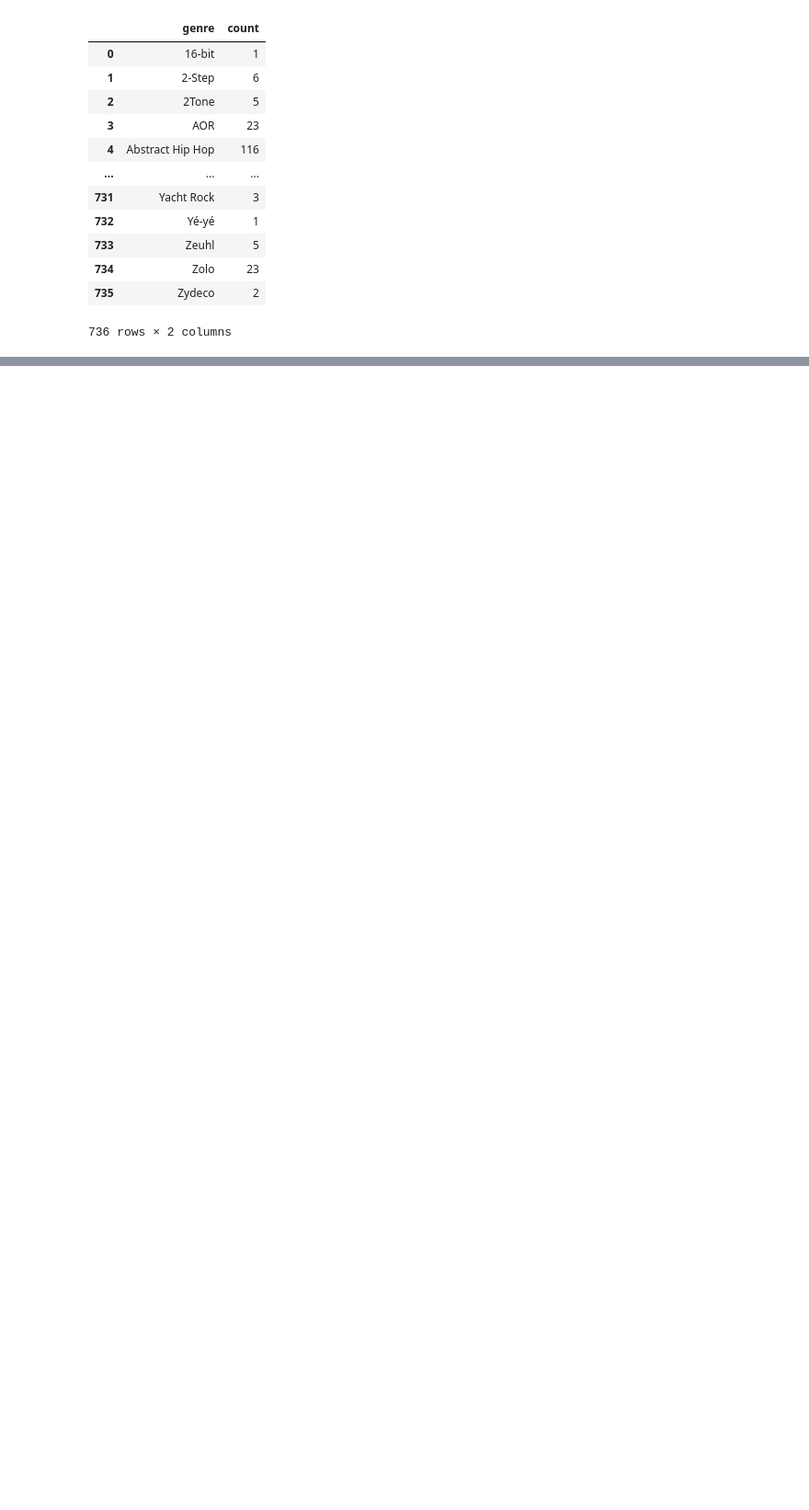
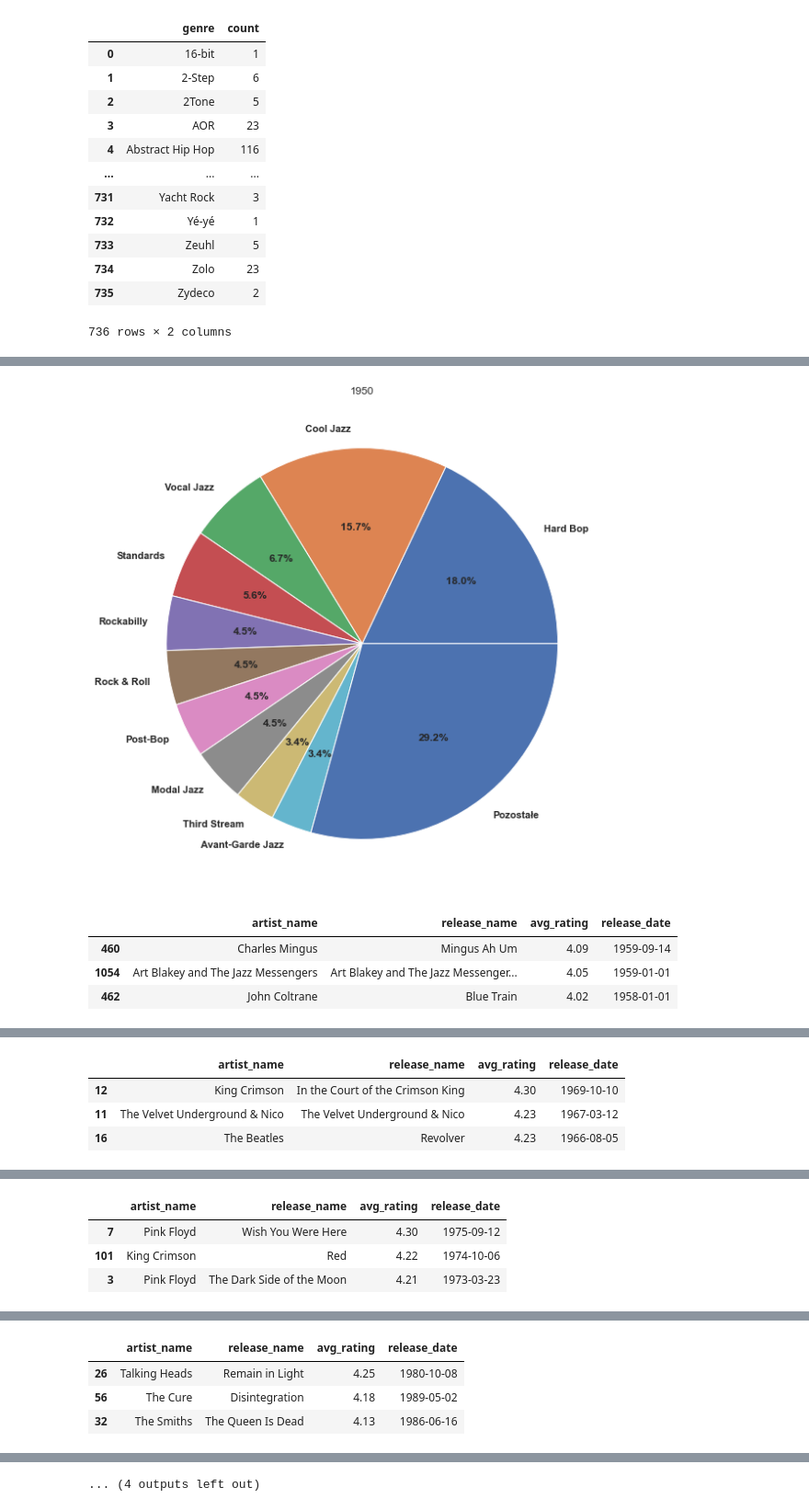
Before and after one commit to panierka/RymTop5000Albums, a Jupyter notebook: eda.ipynb, the cells around one changed output, grey strips where cells are left out. Shown at 92% size. Cells and saved outputs as stored; diff of their text form; code cells hidden in the pictures; blank space fills up the shorter version.

```diff
--- a/eda.ipynb
+++ b/eda.ipynb
@@ -263,0 +279,6 @@ genres_pop_rank[genres_pop_rank['count'] == 1]
+# %%
+tmp = df_g.copy()
+tmp = tmp.explode('genres')
+tmp['release_decade'] = tmp['release_date'].map(lambda x: x.year // 10 * 10)
+d_genre_counts = tmp.groupby(['release_decade', 'genres']).size()
+d_genre_counts
@@ -263,0 +299,3 @@ genres_pop_rank[genres_pop_rank['count'] == 1]
+# %%
+decades = d_genre_counts.index.get_level_values(0).unique().tolist()
+decades
@@ -263,0 +304,26 @@ genres_pop_rank[genres_pop_rank['count'] == 1]
+# %%
+from IPython.core.display_functions import display
+
+for i, decade in enumerate(decades):
+    tmp = d_genre_counts[decade].sort_values(ascending=False)
+    total = tmp.sum()
+    n = 10
+    other = tmp.tail(-n).sum()
+    tmp = tmp.head(n)
+    tmp.loc['Pozostałe'] = other
+    tmp.plot.pie(title=decade, ylabel='', autopct='%1.1f%%')
+    plt.show()
+    top_genre = tmp.head(1).index[0]
+    display(
+        df_g.loc[
+            find_genre(top_genre)
+            & (df_g['release_date'].map(lambda x: x.year // 10 * 10) == decade),
+            ['artist_name', 'release_name', 'avg_rating', 'release_date']
+        ].sort_values('avg_rating', ascending=False).head(3)
+    )
+# %% [output]
+[figure, added]
+|  | artist_name | release_name | avg_rating | release_date |
+| 460 | Charles Mingus | Mingus Ah Um | 4.09 | 1959-09-14 |
+| 1054 | Art Blakey and The Jazz Messengers | Art Blakey and The Jazz Messenger... | 4.05 | 1959-01-01 |
+| 462 | John Coltrane | Blue Train | 4.02 | 1958-01-01 |
@@ -263,0 +331,4 @@ genres_pop_rank[genres_pop_rank['count'] == 1]
+|  | artist_name | release_name | avg_rating | release_date |
+| 12 | King Crimson | In the Court of the Crimson King | 4.30 | 1969-10-10 |
+| 11 | The Velvet Underground & Nico | The Velvet Underground & Nico | 4.23 | 1967-03-12 |
+| 16 | The Beatles | Revolver | 4.23 | 1966-08-05 |
@@ -263,0 +336,4 @@ genres_pop_rank[genres_pop_rank['count'] == 1]
+|  | artist_name | release_name | avg_rating | release_date |
+| 7 | Pink Floyd | Wish You Were Here | 4.30 | 1975-09-12 |
+| 101 | King Crimson | Red | 4.22 | 1974-10-06 |
+| 3 | Pink Floyd | The Dark Side of the Moon | 4.21 | 1973-03-23 |
@@ -263,0 +341,4 @@ genres_pop_rank[genres_pop_rank['count'] == 1]
+|  | artist_name | release_name | avg_rating | release_date |
+| 26 | Talking Heads | Remain in Light | 4.25 | 1980-10-08 |
+| 56 | The Cure | Disintegration | 4.18 | 1989-05-02 |
+| 32 | The Smiths | The Queen Is Dead | 4.13 | 1986-06-16 |
@@ -263,0 +355 @@ genres_pop_rank[genres_pop_rank['count'] == 1]
+... (4 outputs left out)
```
Also changed, not shown: parts of 17 cells of this notebook.
